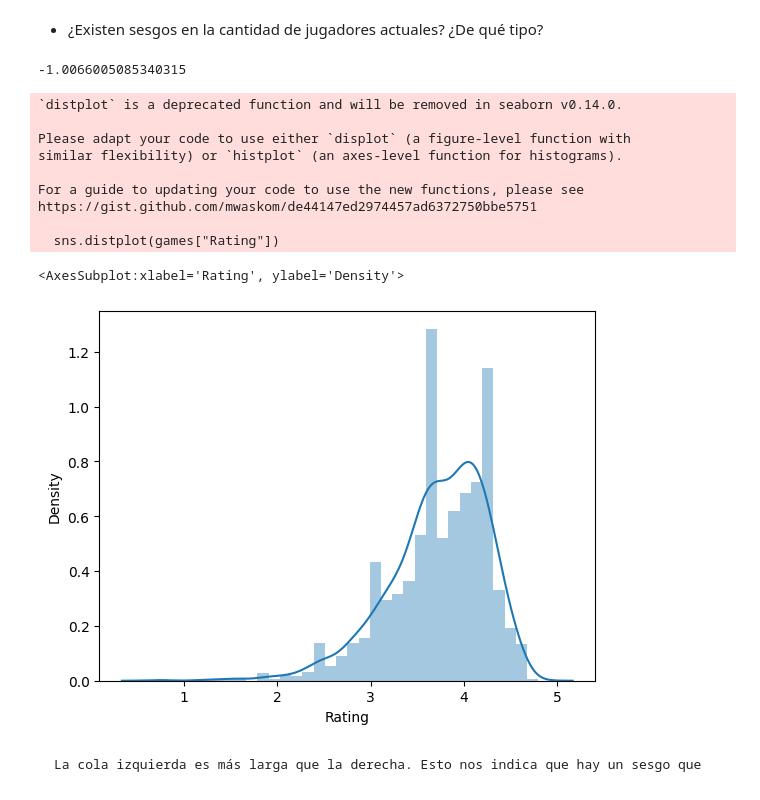
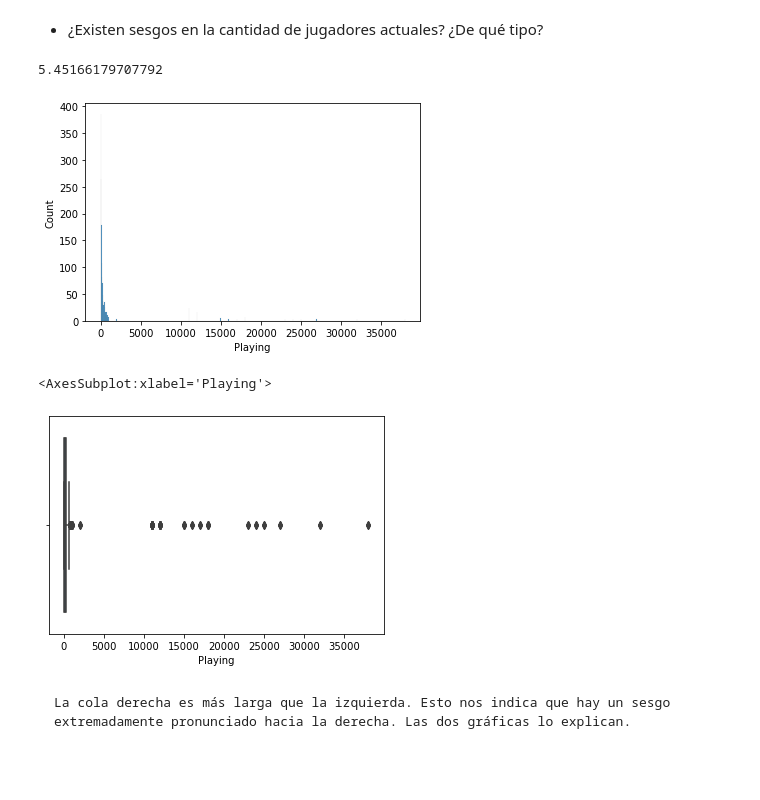
Before and after one commit to Adalab/promo-d-da-modulo2-sprint1-cristina-lidya, a Jupyter notebook: estadistica/estadistica-repaso.ipynb, the cells around one changed output. Drawn from its saved outputs; the diff is of its cells as text; code cells hidden in the pictures; blank space fills up the shorter version.

```diff
--- a/estadistica/estadistica-repaso.ipynb
+++ b/estadistica/estadistica-repaso.ipynb
@@ -163,24 +163,19 @@ games.corr()
     No vemos correlaciones particularmente interesantes. Las únicas excepciones, quizás, serían las correlaciones moderadas de carácter positivo entre las columnas Backlogs y Wishlist, y las columnas Backlogs y Number of Reviews. Sin embargo, los índices no nos permiten saber a ciencia cierta si hay una tendencia interesante que destacar al respecto o si estos valores se deben al azar. Haría falta un estudio con mayor profundidad para determinarlo.
 # %% [markdown]
  - ¿Existen sesgos en la cantidad de jugadores actuales? ¿De qué tipo?
-# %%
-sesgo_reviews = skew(games["Rating"])
-sesgo_reviews
-# %% [output]
--1.0066005085340315
+# %%
+sesgo_playing = skew(games["Playing"])
+sesgo_playing
+# %% [output]
+5.45166179707792
 # %%
-sns.distplot(games["Rating"])
+sns.histplot(games["Playing"]);
 # %% [output]
-`distplot` is a deprecated function and will be removed in seaborn v0.14.0.
-
-Please adapt your code to use either `displot` (a figure-level function with
-similar flexibility) or `histplot` (an axes-level function for histograms).
-
-For a guide to updating your code to use the new functions, please see
-https://gist.github.com/mwaskom/de44147ed2974457ad6372750bbe5751
-
-  sns.distplot(games["Rating"])
-<AxesSubplot:xlabel='Rating', ylabel='Density'>
-[figure, old version]
+[figure, new version]
+# %%
+sns.boxplot(x="Playing", data=games)
+# %% [output]
+<AxesSubplot:xlabel='Playing'>
+[figure, added]
 # %% [markdown]
-    La cola izquierda es más larga que la derecha. Esto nos indica que hay un sesgo que
+    La cola derecha es más larga que la izquierda. Esto nos indica que hay un sesgo extremadamente pronunciado hacia la derecha. Las dos gráficas lo explican.
```
Also changed, not shown: 1 other file.
